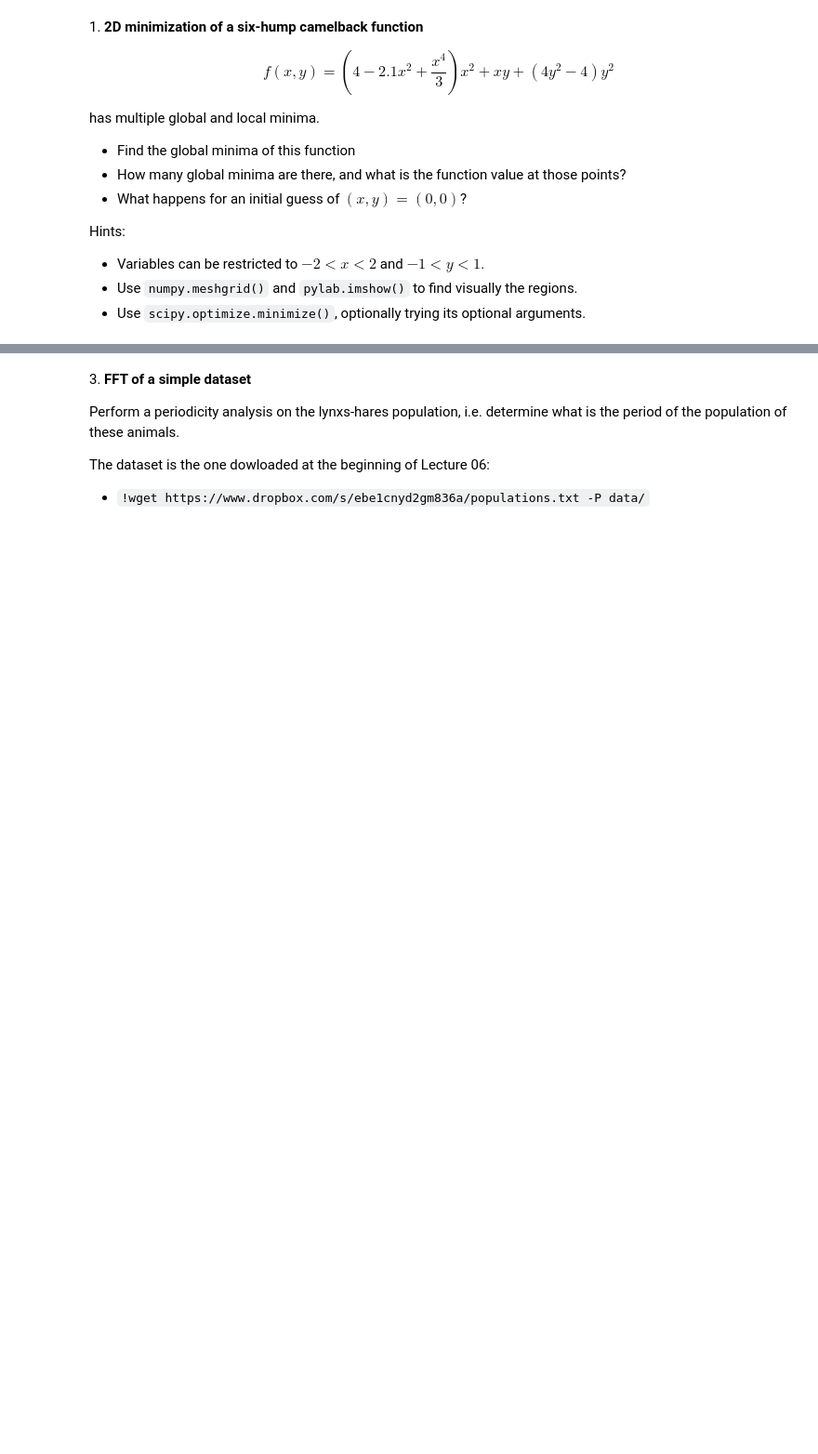
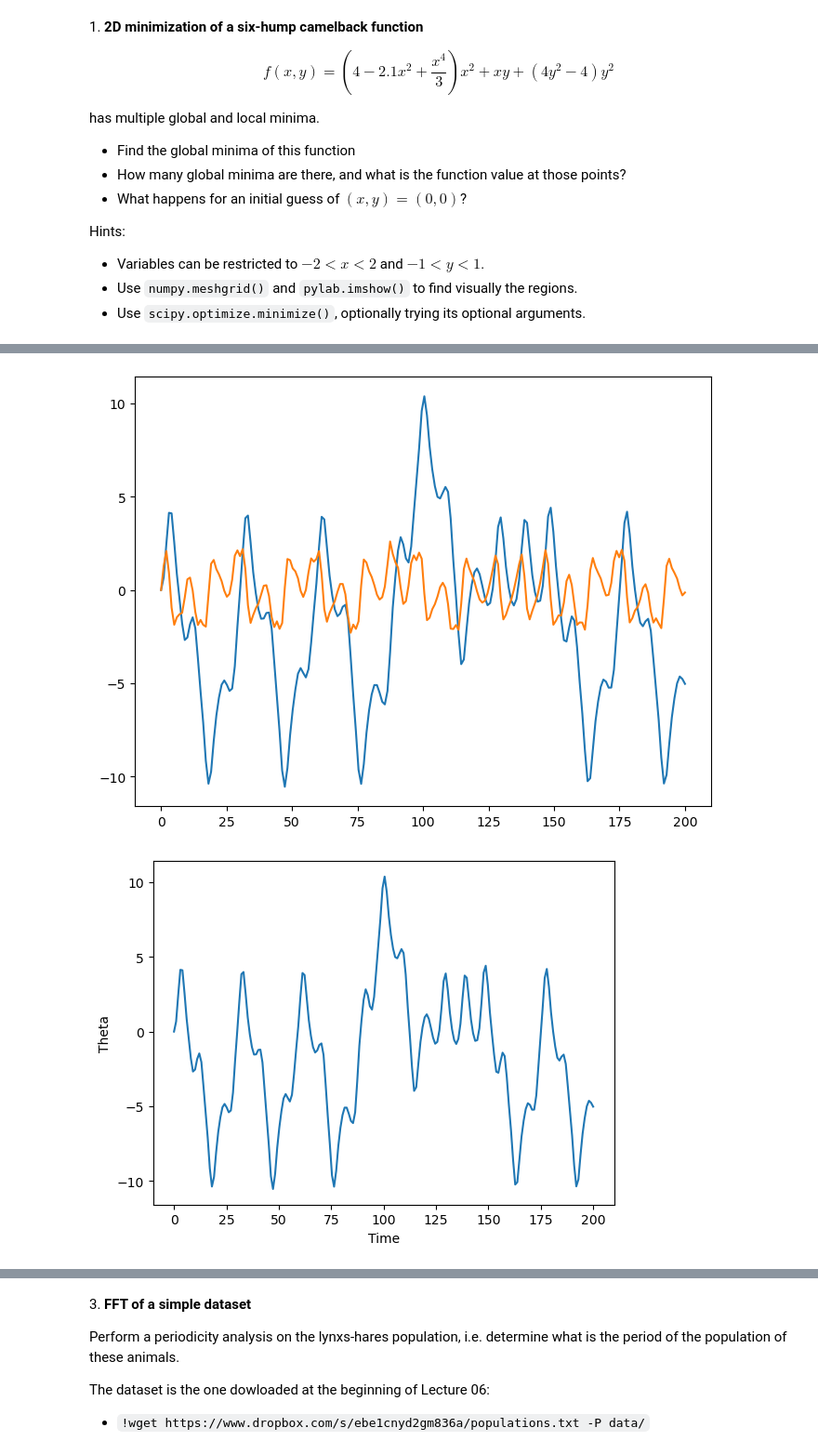
Before and after one commit to RiccardoMosele/ScientificComputingWithPython2022, a Jupyter notebook: 09ex_numerical.ipynb, the cells around one changed output, grey strips where cells are left out. Shown at 93% size. Drawn from its saved outputs; the diff is of its cells as text; code cells hidden in the pictures; blank space fills up the shorter version.

```diff
--- a/09ex_numerical.ipynb
+++ b/09ex_numerical.ipynb
@@ -33,3 +82,67 @@ Consider the initial conditions $\theta_0 = \omega_0 = 0$, and $Q = 2.0$, $d = 1
  - Solve the ODE with `odeint` over a pariod of 200 time steps
  - Create two plots, one of $\theta$ as a function of the time, and $\omega$ as a function of the time
  - **Optional**: determine if there is a set of parameters for which the motion is chaotic.
+# %%
+from scipy.integrate import odeint
+import math
+import matplotlib.pyplot as plt
+import numpy as np
+
+#funzione ODE
+def pendulum_ode(y, t, Q, d, Omega):
+    theta, omega = y
+    dydt = [omega, -1/Q*omega + np.sin(theta) + d*np.cos(Omega*t)]
+    return dydt
+
+#condizioni iniziali
+theta0 = 0
+omega0 = 0
+
+Q = 2.0
+d = 1.5
+Omega = 0.65
+
+#array di punti temporali
+t = np.linspace(0, 200, 200)
+
+#risolvo l'ODE
+solution = odeint(pendulum_ode, [theta0, omega0], t, args=(Q, d, Omega))
+theta, omega = solution.T
+
+
+#plot insieme
+plt.figure(figsize=(8, 6))
+plt.plot(t, solution[:, 0])
+plt.plot(t, solution[:, 1])
+plt.show()
+
+#plot theta in funzione del tempo
+plt.plot(t, theta)
+plt.xlabel('Time')
+plt.ylabel('Theta')
+plt.show()
+
+#plot omega in funzione del tempo
+plt.plot(t, omega)
+plt.xlabel('Time')
+plt.ylabel('Omega')
+plt.show()
+
+
+#--->3<---
+#utilizzo il diagramma di Poincaré per verificare se il moto del pendolo è caotico:
+#se il diagramma mostra una grande quantità di punti concentrati in un'area limitata,
+#questo potrebbe indicare che il moto del pendolo è caotico.
+
+#--> guardando il grafico si può notare che esistono delle aree di punti che hanno
+#una struttura complessa e irregolare, il pendolo potrebbe avere un comportamento caotico per
+#alcuni set di dati.
+
+# Traccio il diagramma di Poincaré
+plt.plot(theta, omega, 'k.')
+plt.xlabel('Theta')
+plt.ylabel('Omega')
+plt.show()
+# %% [output]
+[figure, added]
+[figure, added]
```
Also changed, not shown: parts of 3 cells of this notebook, 1 other file.
